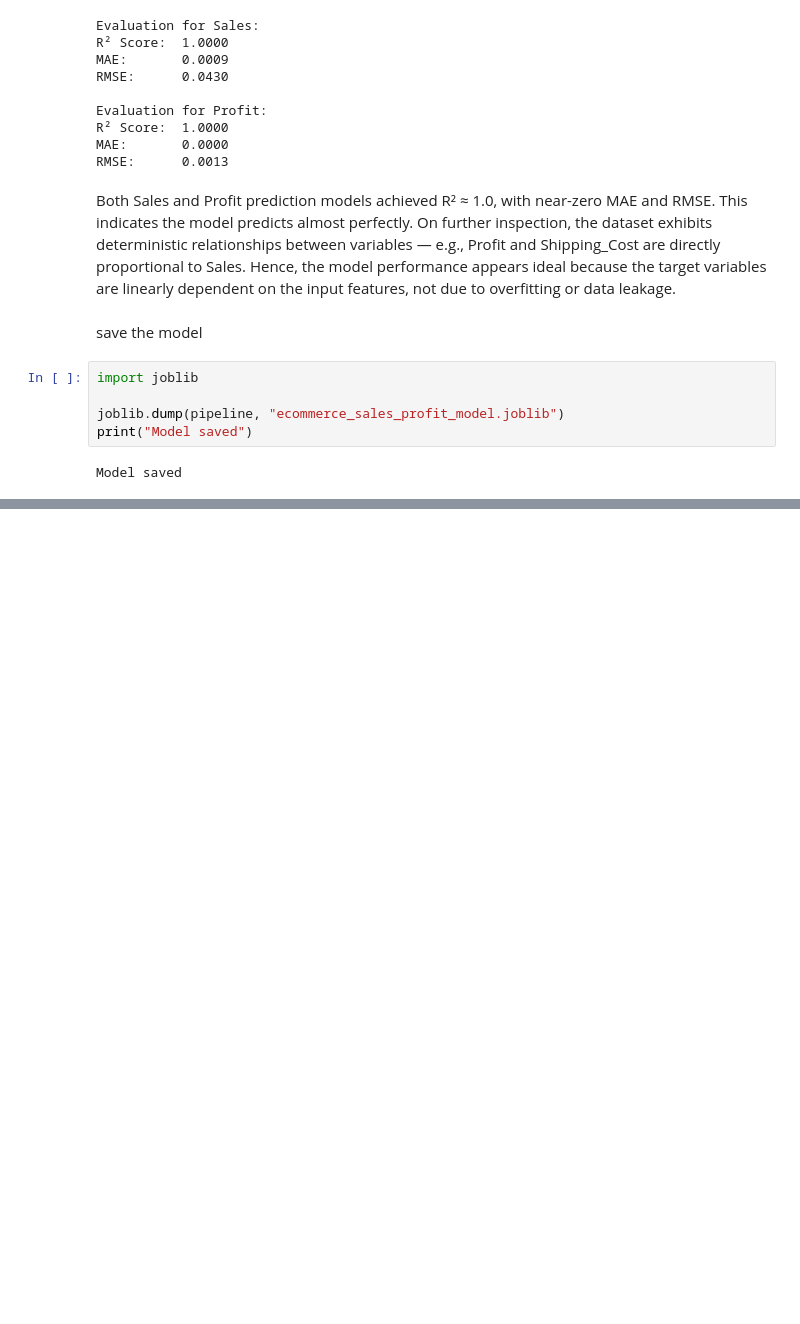
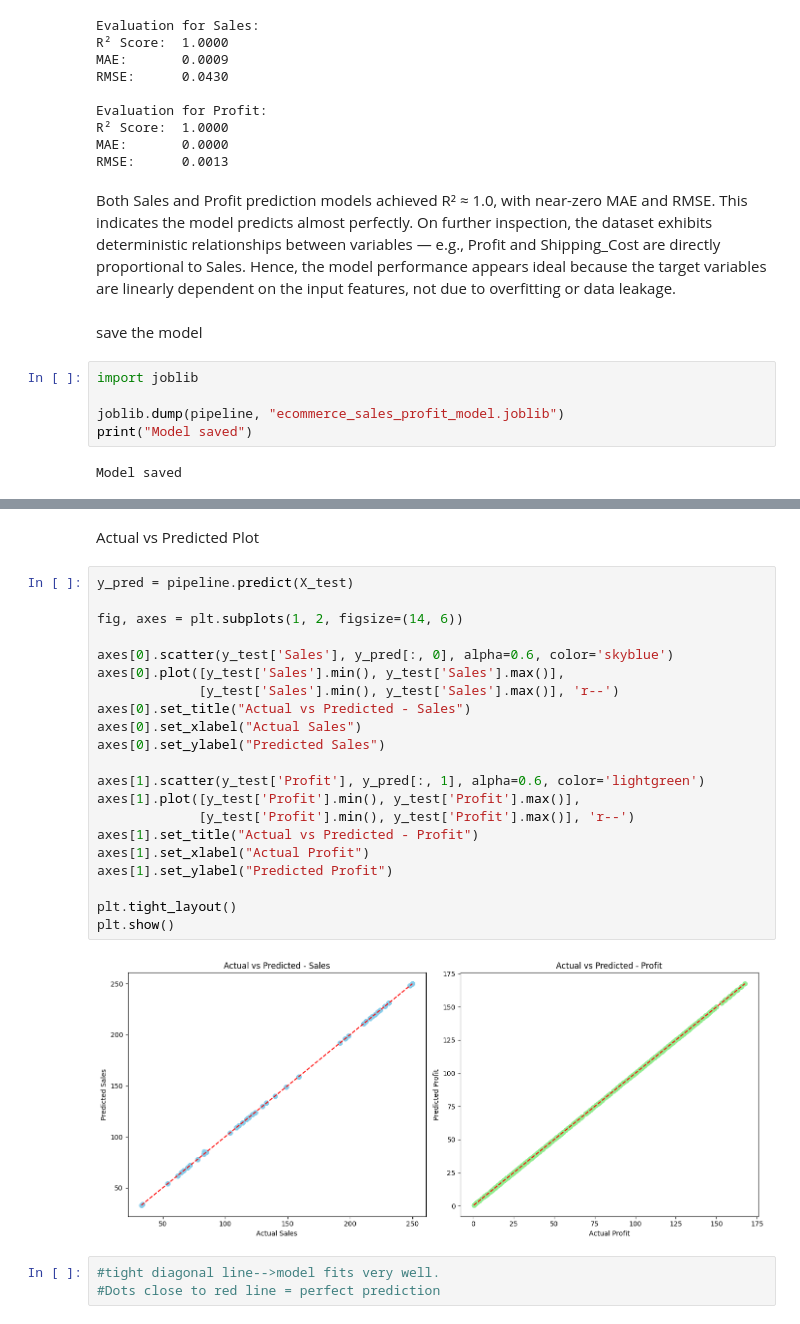
Before and after one commit to palak-verma-0309/e-commerce, a Jupyter notebook: ml_model.ipynb, the cells around one changed output, grey strips where cells are left out. Drawn from its saved outputs; the diff is of its cells as text; blank space fills up the shorter version.

```diff
--- a/ml_model.ipynb
+++ b/ml_model.ipynb
@@ -134,0 +167,28 @@ Model saved
+# %% [markdown]
+Actual vs Predicted Plot
+# %%
+y_pred = pipeline.predict(X_test)
+
+fig, axes = plt.subplots(1, 2, figsize=(14, 6))
+
+axes[0].scatter(y_test['Sales'], y_pred[:, 0], alpha=0.6, color='skyblue')
+axes[0].plot([y_test['Sales'].min(), y_test['Sales'].max()],
+             [y_test['Sales'].min(), y_test['Sales'].max()], 'r--')
+axes[0].set_title("Actual vs Predicted - Sales")
+axes[0].set_xlabel("Actual Sales")
+axes[0].set_ylabel("Predicted Sales")
+
+axes[1].scatter(y_test['Profit'], y_pred[:, 1], alpha=0.6, color='lightgreen')
+axes[1].plot([y_test['Profit'].min(), y_test['Profit'].max()],
+             [y_test['Profit'].min(), y_test['Profit'].max()], 'r--')
+axes[1].set_title("Actual vs Predicted - Profit")
+axes[1].set_xlabel("Actual Profit")
+axes[1].set_ylabel("Predicted Profit")
+
+plt.tight_layout()
+plt.show()
+# %% [output]
+[figure, added]
+# %%
+#tight diagonal line-->model fits very well.
+#Dots close to red line = perfect prediction
```
Also changed, not shown: parts of 5 cells of this notebook.
